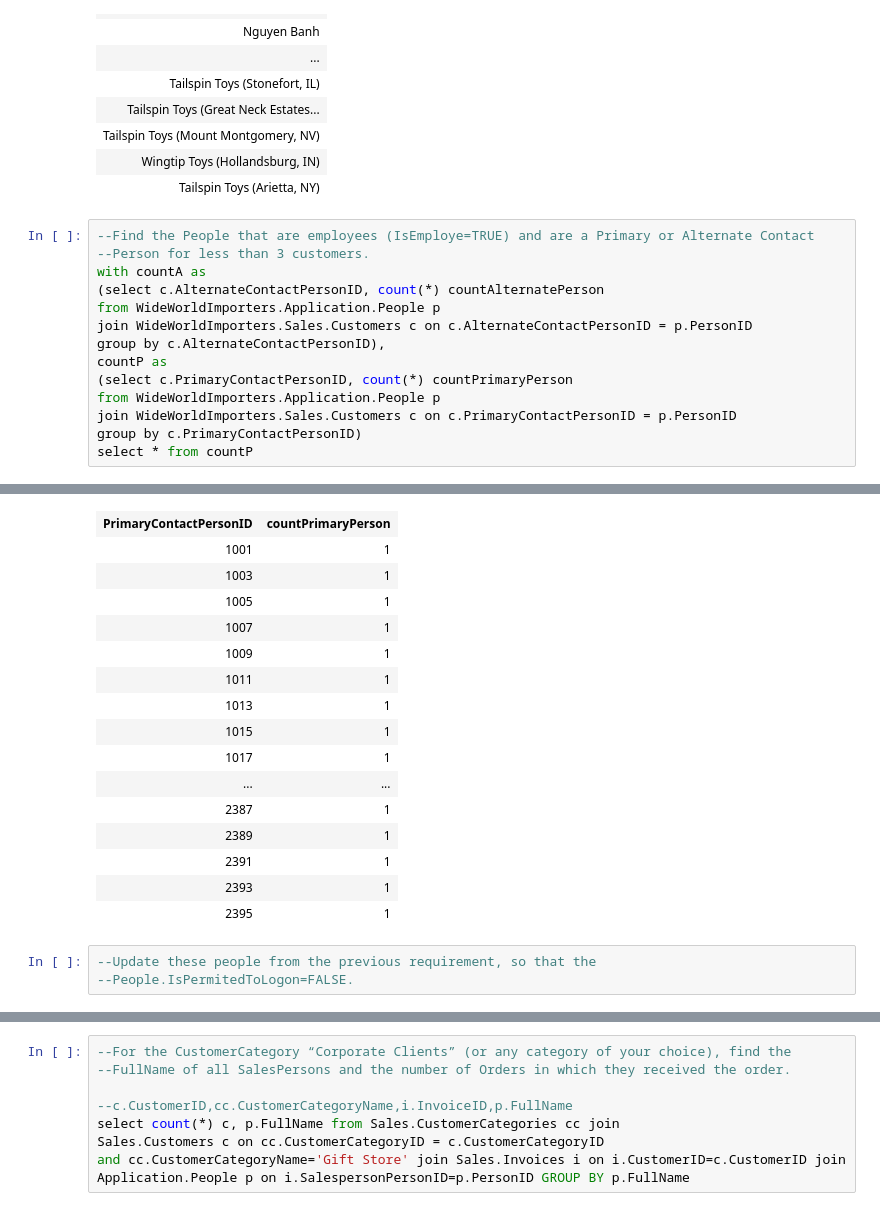
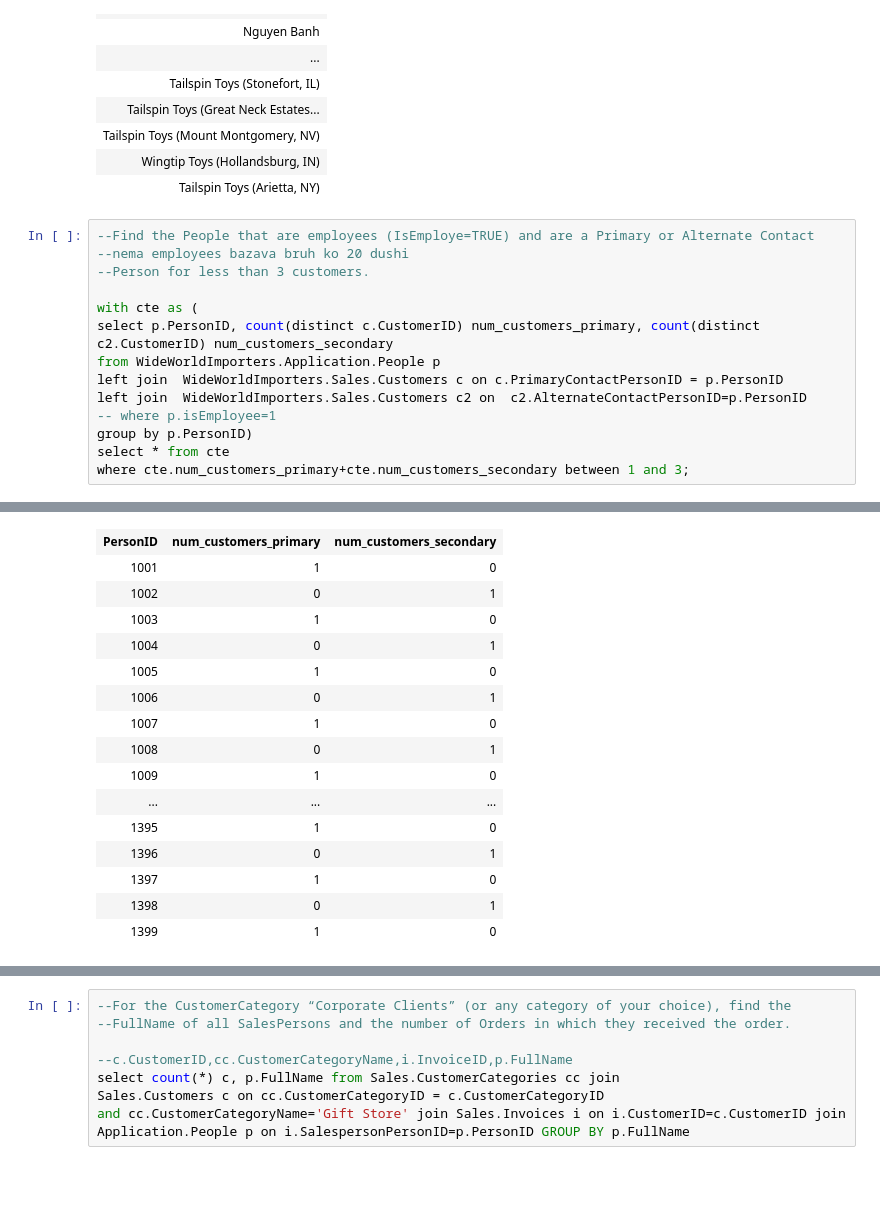
Before and after one commit to Miss4Chan/Databases, a Jupyter notebook: lab5.ipynb, the cells around one changed output, grey strips where cells are left out. Saved outputs shown, nothing was run; the diff lists cells and outputs as text; blank space fills up the shorter version.

```diff
--- a/lab5.ipynb
+++ b/lab5.ipynb
@@ -42,16 +42,16 @@ Total execution time: 00:00:00.101
 | Tailspin Toys (Arietta, NY) |
 # %%
 --Find the People that are employees (IsEmploye=TRUE) and are a Primary or Alternate Contact
+--nema employees bazava bruh ko 20 dushi
 --Person for less than 3 customers.
-with countA as
-(select c.AlternateContactPersonID, count(*) countAlternatePerson
+
+with cte as (
+select p.PersonID, count(distinct c.CustomerID) num_customers_primary, count(distinct c2.CustomerID) num_customers_secondary
 from WideWorldImporters.Application.People p
-join WideWorldImporters.Sales.Customers c on c.AlternateContactPersonID = p.PersonID
-group by c.AlternateContactPersonID),
-countP as
-(select c.PrimaryContactPersonID, count(*) countPrimaryPerson
-from WideWorldImporters.Application.People p
-join WideWorldImporters.Sales.Customers c on c.PrimaryContactPersonID = p.PersonID
-group by c.PrimaryContactPersonID)
-select * from countP
+left join  WideWorldImporters.Sales.Customers c on c.PrimaryContactPersonID = p.PersonID
+left join  WideWorldImporters.Sales.Customers c2 on  c2.AlternateContactPersonID=p.PersonID
+-- where p.isEmployee=1
+group by p.PersonID)
+select * from cte
+where cte.num_customers_primary+cte.num_customers_secondary between 1 and 3;
 # %% [output]
@@ -60,19 +61,16 @@ Total execution time: 00:00:00.139
-| PrimaryContactPersonID | countPrimaryPerson |
-| 1001 | 1 |
-| 1003 | 1 |
-| 1005 | 1 |
-| 1007 | 1 |
-| 1009 | 1 |
-| 1011 | 1 |
-| 1013 | 1 |
-| 1015 | 1 |
-| 1017 | 1 |
-| ... | ... |
-| 2387 | 1 |
-| 2389 | 1 |
-| 2391 | 1 |
-| 2393 | 1 |
-| 2395 | 1 |
+| PersonID | num_customers_primary | num_customers_secondary |
+| 1001 | 1 | 0 |
+| 1002 | 0 | 1 |
+| 1003 | 1 | 0 |
+| 1004 | 0 | 1 |
+| 1005 | 1 | 0 |
+| 1006 | 0 | 1 |
+| 1007 | 1 | 0 |
+| 1008 | 0 | 1 |
+| 1009 | 1 | 0 |
+| ... | ... | ... |
+| 1395 | 1 | 0 |
+| 1396 | 0 | 1 |
+| 1397 | 1 | 0 |
+| 1398 | 0 | 1 |
+| 1399 | 1 | 0 |
-# %%
---Update these people from the previous requirement, so that the
---People.IsPermitedToLogon=FALSE.
```
Also changed, not shown: parts of 10 cells of this notebook.
